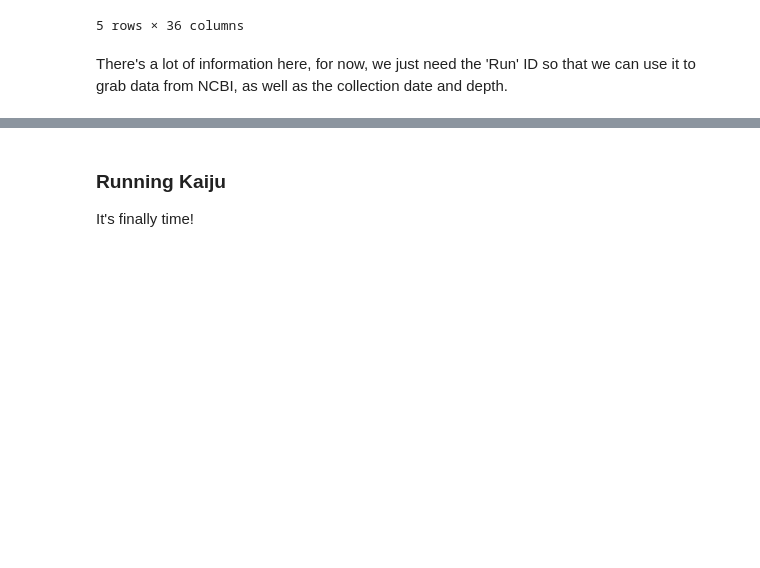
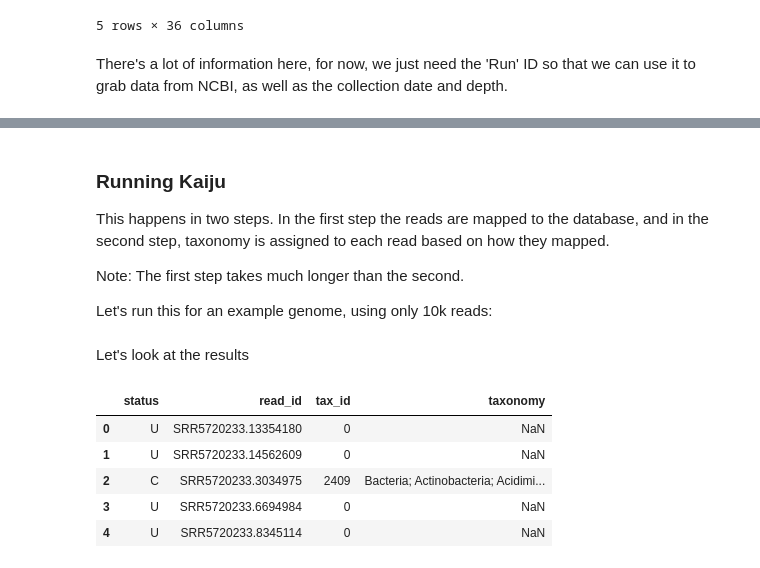
Before and after one commit to juliambrosman/ohw23_metagenomics_tutorial, a Jupyter notebook: OHW_omics_lesson.ipynb, the cells around one changed output, grey strips where cells are left out. Cells and saved outputs as stored; diff of their text form; code cells hidden in the pictures; blank space fills up the shorter version.

```diff
--- a/OHW_omics_lesson.ipynb
+++ b/OHW_omics_lesson.ipynb
@@ -196,4 +223,23 @@ This step also takes a while to run, so we will be not doing this in real time.
 # %% [markdown]
 ### Running Kaiju
 
-It's finally time!
+This happens in two steps. In the first step the reads are mapped to the database, and in the second step, taxonomy is assigned to each read based on how they mapped.
+
+Note: The first step takes much longer than the second.
+
+Let's run this for an example genome, using only 10k reads:
+# %%
+import os.path as op
+
+database_nodes = '../database/nodes.dmp'
+database_names = '../database/names.dmp'
+database = '../database/GORG_v1_CREST.fmi'
+fq1 = 'data/10k_subsampled_metagenomes/SRR5720233_10ksub_1.fastq.gz'
+fq2 = fq1.replace("_1.tar.gz", "_2.tar.gz")
+out = op.join('outputs',op.basename(fq1).replace('_1.fastq.gz','_vs_GORGv1_kaiju.out'))
+
+!kaiju -t {database_nodes} \
+-f {database} \
+-i {fq1} \
+-j {fq2} \
+-o {out}
@@ -199,0 +254,15 @@ It's finally time!
+# %% [markdown]
+Let's look at the results
+# %%
+odf = pd.read_csv(out_tax,
+                  sep = "\t",
+                  names = ['status','read_id','tax_id','taxonomy'])
+
+odf.head()
+# %% [output]
+|  | status | read_id | tax_id | taxonomy |
+| 0 | U | SRR5720233.13354180 | 0 | NaN |
+| 1 | U | SRR5720233.14562609 | 0 | NaN |
+| 2 | C | SRR5720233.3034975 | 2409 | Bacteria; Actinobacteria; Acidimi... |
+| 3 | U | SRR5720233.6694984 | 0 | NaN |
+| 4 | U | SRR5720233.8345114 | 0 | NaN |
```
Also changed, not shown: parts of 12 cells of this notebook, 1 other file.
